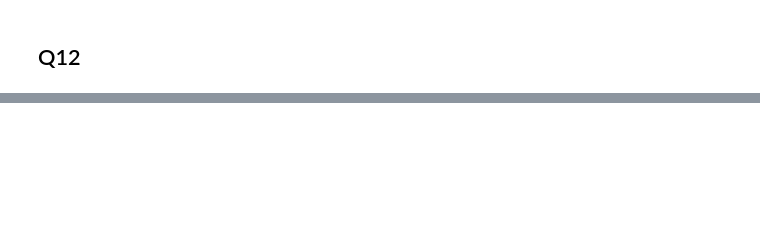
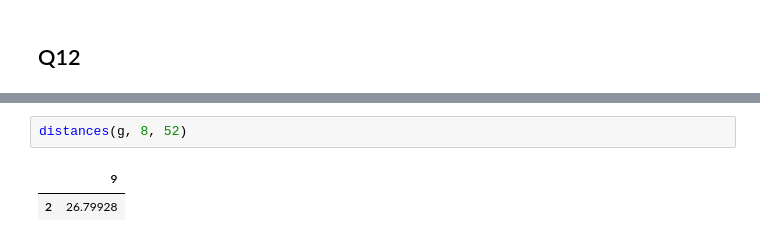
Before and after one commit to TeYuanLiu/graph_algorithms, a Jupyter notebook: Project5_Q11-13.ipynb, the cells around one changed output, grey strips where cells are left out. Cells and saved outputs as stored; diff of their text form; blank space fills up the shorter version.

```diff
--- a/Project5_Q11-13.ipynb
+++ b/Project5_Q11-13.ipynb
@@ -138,0 +308,5 @@ axis(2)
+# %%
+distances(g, 8, 52)
+# %% [output]
+|  | 9 |
+| 2 | 26.79928 |
```
Also changed, not shown: parts of 45 cells of this notebook.
